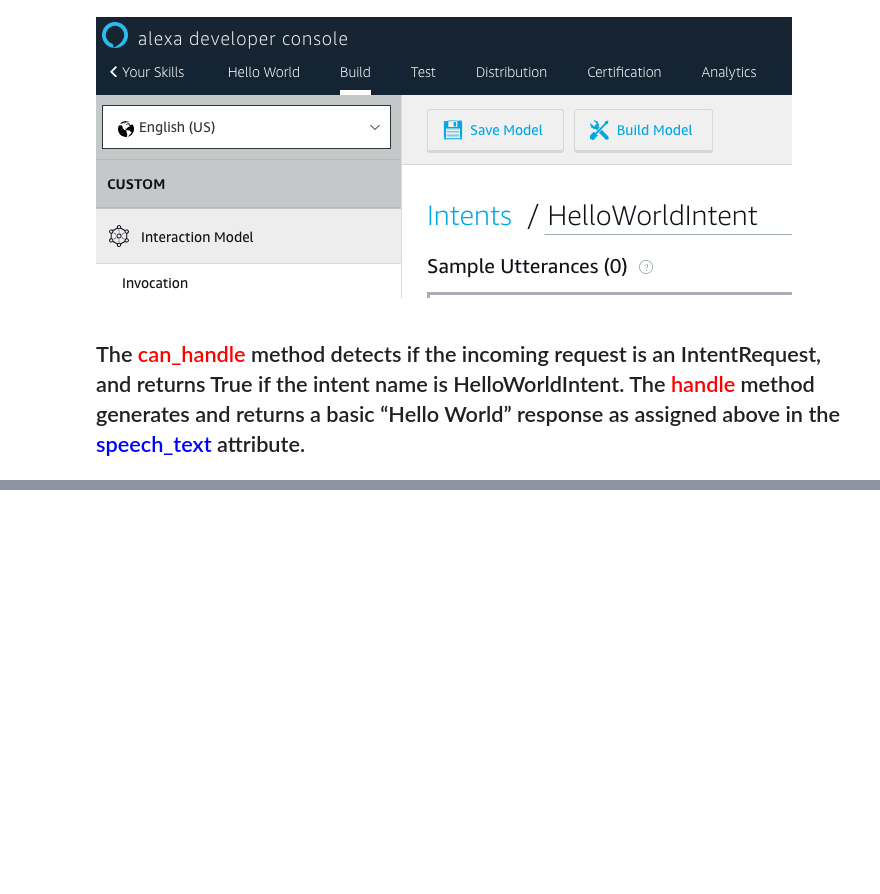
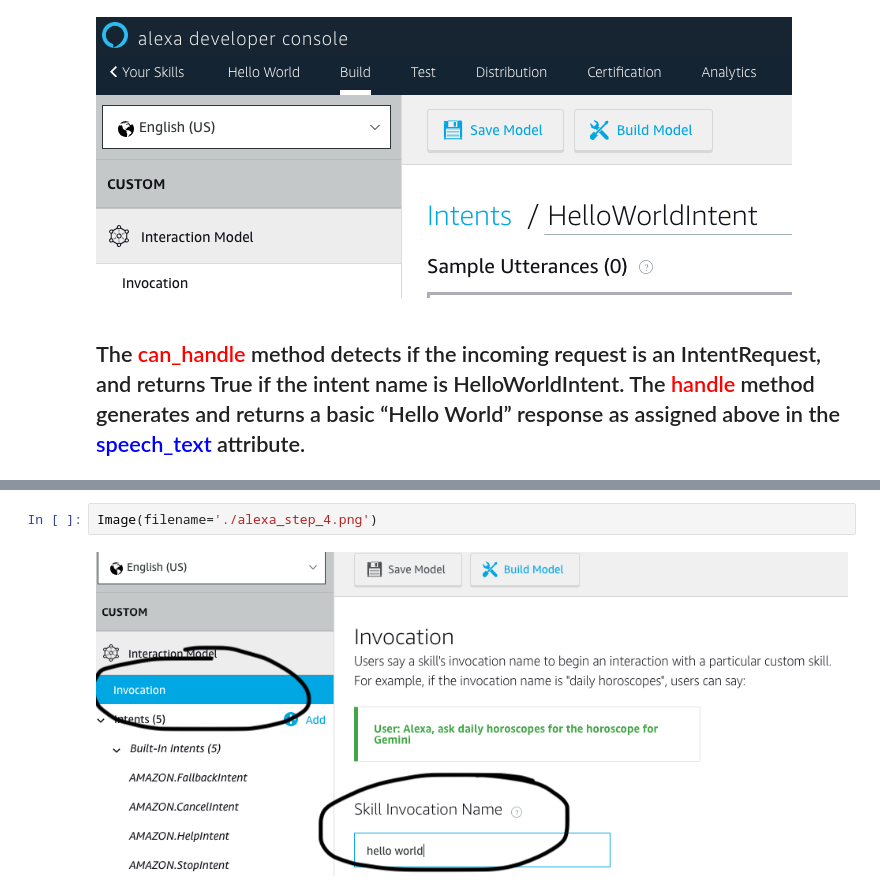
Before and after one commit to jcamier/alexa_hello_zen_python, a Jupyter notebook: alexa_python_talk.ipynb, the cells around one changed output, grey strips where cells are left out. Saved outputs shown, nothing was run; the diff lists cells and outputs as text; blank space fills up the shorter version.

```diff
--- a/alexa_python_talk.ipynb
+++ b/alexa_python_talk.ipynb
@@ -94,0 +118,4 @@ Image(filename='./hello_world_intent.png')
+# %%
+Image(filename='./alexa_step_4.png')
+# %% [output]
+[figure, added]
```
Also changed, not shown: parts of 5 cells of this notebook, 4 other files.
